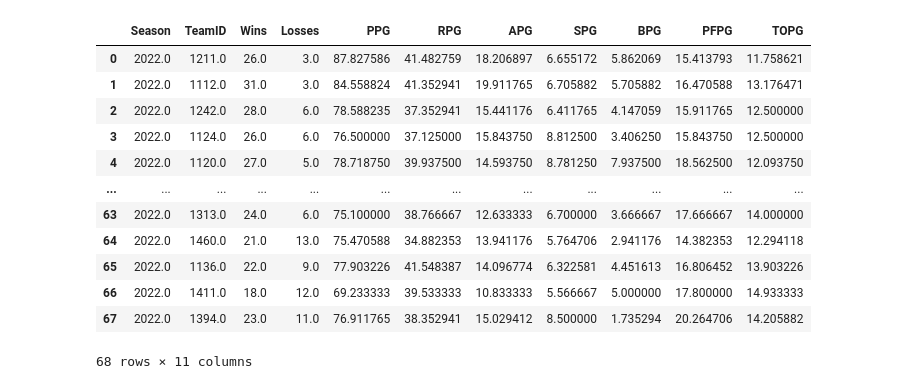
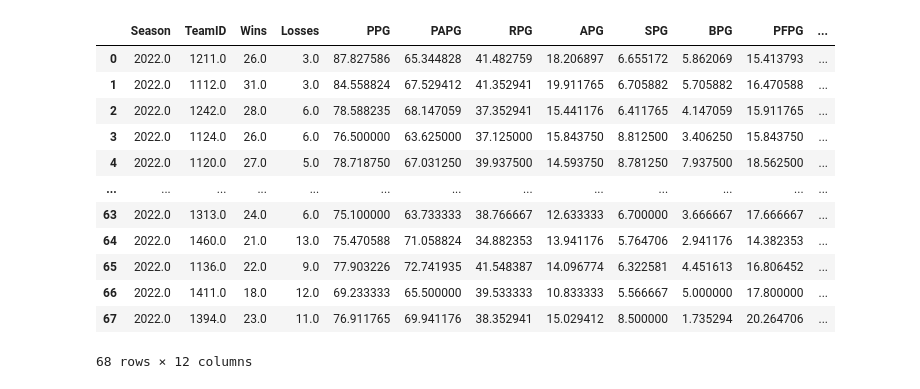
Before and after one commit to AustinStephens/NCAATourneyPredictor, a Jupyter notebook: NCAATourneyPredictor.ipynb, the cells around one changed output. Drawn from its saved outputs; the diff is of its cells as text; code cells hidden in the pictures.

```diff
--- a/NCAATourneyPredictor.ipynb
+++ b/NCAATourneyPredictor.ipynb
@@ -1,9 +1,10 @@
 # %%
+#1
 import matplotlib
 from matplotlib import pylab
 import pandas as pd
 
-cols = ['Season', 'TeamID', 'Wins', 'Losses', 'PPG', 'RPG', 'APG', 'SPG', 'BPG', 'PFPG', 'TOPG']
+cols = ['Season', 'TeamID', 'Wins', 'Losses', 'PPG', 'PAPG', 'RPG', 'APG', 'SPG', 'BPG', 'PFPG', 'TOPG']
 years = [2006, 2007, 2008, 2009, 2010, 2011, 2012, 2013, 2014, 2015, 2016, 2017, 2018, 2019]
 
 temp_df = pd.read_csv("./MRegularSeasonDetailedResults.csv",
@@ -40,14 +41,14 @@ for year in years:
         #print(f"w_df: ", team_1211W)
         #print(f"l_df: ", team_1211L)
 
-        team_1211_Wdf = team_1211W[['Season', 'WTeamID', 'WScore', 'WFGM', 'WFGA', 'WFGM3', 'WFGA3', 'WFTM', 'WFTA', 'WOR', 'WDR', 'WAst', 'WTO', 'WStl', 'WBlk', 'WPF']].apply(pd.to_numeric)
-        team_1211_Ldf = team_1211L[['Season', 'LTeamID', 'LScore', 'LFGM', 'LFGA', 'LFGM3', 'LFGA3', 'LFTM', 'LFTA', 'LOR', 'LDR', 'LAst', 'LTO', 'LStl', 'LBlk', 'LPF']].apply(pd.to_numeric)
+        team_1211_Wdf = team_1211W[['Season', 'WTeamID', 'WScore', 'LScore', 'WFGM', 'WFGA', 'WFGM3', 'WFGA3', 'WFTM', 'WFTA', 'WOR', 'WDR', 'WAst', 'WTO', 'WStl', 'WBlk', 'WPF']].apply(pd.to_numeric)
+        team_1211_Ldf = team_1211L[['Season', 'LTeamID', 'LScore', 'WScore', 'LFGM', 'LFGA', 'LFGM3', 'LFGA3', 'LFTM', 'LFTA', 'LOR', 'LDR', 'LAst', 'LTO', 'LStl', 'LBlk', 'LPF']].apply(pd.to_numeric)
 
 
 
         w_sum = team_1211_Wdf.sum(axis=0, numeric_only=True)
 
-        l_sum = {'Season': 0, 'LTeamID': 0, 'LScore': 0, 'LFGM': 0, 'LFGA': 0, 'LFGM3': 0, 'LFGA3': 0, 'LFTM': 0, 'LFTA': 0, 'LOR': 0, 'LDR': 0, 'LAst': 0, 'LTO': 0, 'LStl': 0, 'LBlk': 0, 'LPF': 0}
+        l_sum = {'Season': 0, 'LTeamID': 0, 'LScore': 0, 'WScore': 0, 'LFGM': 0, 'LFGA': 0, 'LFGM3': 0, 'LFGA3': 0, 'LFTM': 0, 'LFTA': 0, 'LOR': 0, 'LDR': 0, 'LAst': 0, 'LTO': 0, 'LStl': 0, 'LBlk': 0, 'LPF': 0}
         if not team_1211L.empty:
             l_sum = team_1211_Ldf.sum(axis=0, numeric_only=True)
 
@@ -59,6 +60,7 @@ for year in years:
 
         id_total = (w_sum['WTeamID'] + l_sum['LTeamID']) / tot_games
         score_total = (w_sum['WScore'] + l_sum['LScore']) / tot_games
+        pa_total = (w_sum['LScore'] + l_sum['WScore']) / tot_games
         rebs_total = (w_sum['WOR'] + l_sum['LOR'] + w_sum['WDR'] + l_sum['LDR']) / tot_games
         ast_total = (w_sum['WAst'] + l_sum['LAst']) / tot_games
         stl_total = (w_sum['WStl'] + l_sum['LStl']) / tot_games
@@ -66,9 +68,9 @@ for year in years:
         pf_total = (w_sum['WPF'] + l_sum['LPF']) / tot_games
         to_total = (w_sum['WTO'] + l_sum['LTO']) / tot_games
 
-        d = {'Season': [season_total], 'TeamID': [id_total], 'Wins': [len(team_1211_Wdf.index)], 'Losses': [len(team_1211_Ldf.index)], 'PPG': [score_total], 'RPG': [rebs_total], 'APG': [ast_total], 'SPG': [stl_total], 'BPG': [blk_total], 'PFPG': [pf_total], 'TOPG': [to_total]}
+        #d = {'Season': [season_total], 'TeamID': [id_total], 'Wins': [len(team_1211_Wdf.index)], 'Losses': [len(team_1211_Ldf.index)], 'PPG': [score_total], 'PAPG': [pa_total], 'RPG': [rebs_total], 'APG': [ast_total], 'SPG': [stl_total], 'BPG': [blk_total], 'PFPG': [pf_total], 'TOPG': [to_total]}
         #temp_df = pd.DataFrame(data=d)
-        team_avgs.loc[len(team_avgs.index)] = [season_total, id_total, len(team_1211_Wdf.index), len(team_1211_Ldf.index), score_total, rebs_total, ast_total, stl_total, blk_total, pf_total, to_total]
+        team_avgs.loc[len(team_avgs.index)] = [season_total, id_total, len(team_1211_Wdf.index), len(team_1211_Ldf.index), score_total, pa_total, rebs_total, ast_total, stl_total, blk_total, pf_total, to_total]
         #print(rows)
 
 team_avgs
@@ -157,50 +160,52 @@ train_DF
 # %%
+#3
 reg_2022_df = pd.read_csv("./2022RegularSeason.csv",
                     names=['Season', 'DayNum', 'WTeamID', 'WScore', 'LTeamID', 'LScore', 'WLoc', 'NumOT', 'WFGM', 'WFGA', 'WFGM3', 'WFGA3', 'WFTM', 'WFTA', 'WOR', 'WDR', 'WAst', 'WTO', 'WStl', 'WBlk', 'WPF', 'LFGM', 'LFGA', 'LFGM3', 'LFGA3', 'LFTM', 'LFTA', 'LOR', 'LDR', 'LAst', 'LTO', 'LStl', 'LBlk', 'LPF'],
                     #dtype={'Season': 'str', 'DayNum': 'str', 'WTeamID': 'str', 'WScore': 'int', 'LTeamID': 'str', 'LScore': 'int', 'WLoc': 'str', 'NumOT': 'str', 'WFGM': 'int', 'WFGA': 'int', 'WFGM3': 'int', 'WFGA3': 'int', 'WFTM': 'int', 'WFTA': 'int', 'WOR': 'int', 'WDR': 'int', 'WAst': 'int', 'WTO': 'int', 'WStl': 'int', 'WBlk': 'int', 'WPF': 'int', 'LFGM': 'int', 'LFGA': 'int', 'LFGM3': 'int', 'LFGA3': 'int', 'LFTM': 'int', 'LFTA': 'int', 'LOR': 'int', 'LDR': 'int', 'LAst': 'int', 'LTO': 'int', 'LStl': 'int', 'LBlk': 'int', 'LPF': 'int'},
                     encoding = "ISO-8859-1")
 reg_2022_df = reg_2022_df.drop(labels=0, axis=0)
 tourney_team_ids = [1211, 1112,1242,1124, 1120, 1246,1437, 1181, 1458, 1397,1345,1403,1417, 1228, 1344, 1116, 1163, 1222, 1388, 1234, 1104, 1261, 1400, 1161, 1425, 1293,1277, 1326, 1129, 1314, 1361,1371, 1166, 1395, 1266, 1272, 1362, 1274, 1260, 1172,1235, 1276,1461,1353,1231, 1439, 1323,1412,1350,1308,1151, 1355, 1436,1103, 1255,1463, 1159, 1286, 1174,1389,1240,1168,1209, 1313, 1460, 1136,1411, 1394]
 team_avgs_2022 = pd.DataFrame(columns=cols)
 
 for key in tourney_team_ids:
     team_wins = reg_2022_df[reg_2022_df['WTeamID'] == str(key)]
     team_losses = reg_2022_df[reg_2022_df['LTeamID'] == str(key)]
 
-    team_win_df = team_wins[['Season', 'WTeamID', 'WScore', 'WFGM', 'WFGA', 'WFGM3', 'WFGA3', 'WFTM', 'WFTA', 'WOR', 'WDR', 'WAst', 'WTO', 'WStl', 'WBlk', 'WPF']].apply(pd.to_numeric)
-    team_loss_df = team_losses[['Season', 'LTeamID', 'LScore', 'LFGM', 'LFGA', 'LFGM3', 'LFGA3', 'LFTM', 'LFTA', 'LOR', 'LDR', 'LAst', 'LTO', 'LStl', 'LBlk', 'LPF']].apply(pd.to_numeric)
+    team_win_df = team_wins[['Season', 'WTeamID', 'WScore', 'LScore', 'WFGM', 'WFGA', 'WFGM3', 'WFGA3', 'WFTM', 'WFTA', 'WOR', 'WDR', 'WAst', 'WTO', 'WStl', 'WBlk', 'WPF']].apply(pd.to_numeric)
+    team_loss_df = team_losses[['Season', 'LTeamID', 'LScore', 'WScore', 'LFGM', 'LFGA', 'LFGM3', 'LFGA3', 'LFTM', 'LFTA', 'LOR', 'LDR', 'LAst', 'LTO', 'LStl', 'LBlk', 'LPF']].apply(pd.to_numeric)
 
     w_sum = team_win_df.sum(axis=0, numeric_only=True)
 
     l_sum = {'Season': 0, 'LTeamID': 0, 'LScore': 0, 'LFGM': 0, 'LFGA': 0, 'LFGM3': 0, 'LFGA3': 0, 'LFTM': 0, 'LFTA': 0, 'LOR': 0, 'LDR': 0, 'LAst': 0, 'LTO': 0, 'LStl': 0, 'LBlk': 0, 'LPF': 0}
     if not team_losses.empty:
         l_sum = team_loss_df.sum(axis=0, numeric_only=True)
 
     tot_games = (len(team_win_df.index) + len(team_loss_df.index))
     season_total = (int(w_sum['Season']) + int(l_sum['Season'])) / tot_games
     id_total = (w_sum['WTeamID'] + l_sum['LTeamID']) / tot_games
     score_total = (w_sum['WScore'] + l_sum['LScore']) / tot_games
+    pa_total = (w_sum['LScore'] + l_sum['WScore']) / tot_games
     rebs_total = (w_sum['WOR'] + l_sum['LOR'] + w_sum['WDR'] + l_sum['LDR']) / tot_games
     ast_total = (w_sum['WAst'] + l_sum['LAst']) / tot_games
     stl_total = (w_sum['WStl'] + l_sum['LStl']) / tot_games
     blk_total = (w_sum['WBlk'] + l_sum['LBlk']) / tot_games
     pf_total = (w_sum['WPF'] + l_sum['LPF']) / tot_games
     to_total = (w_sum['WTO'] + l_sum['LTO']) / tot_games
 
-    team_avgs_2022.loc[len(team_avgs_2022.index)] = [season_total, id_total, len(team_win_df.index), len(team_loss_df.index), score_total, rebs_total, ast_total, stl_total, blk_total, pf_total, to_total]
+    team_avgs_2022.loc[len(team_avgs_2022.index)] = [season_total, id_total, len(team_win_df.index), len(team_loss_df.index), score_total, pa_total, rebs_total, ast_total, stl_total, blk_total, pf_total, to_total]
 team_avgs_2022
 # %% [output]
-|  | Season | TeamID | Wins | Losses | PPG | RPG | APG | SPG | BPG | PFPG | TOPG |
-| 0 | 2022.0 | 1211.0 | 26.0 | 3.0 | 87.827586 | 41.482759 | 18.206897 | 6.655172 | 5.862069 | 15.413793 | 11.758621 |
-| 1 | 2022.0 | 1112.0 | 31.0 | 3.0 | 84.558824 | 41.352941 | 19.911765 | 6.705882 | 5.705882 | 16.470588 | 13.176471 |
-| 2 | 2022.0 | 1242.0 | 28.0 | 6.0 | 78.588235 | 37.352941 | 15.441176 | 6.411765 | 4.147059 | 15.911765 | 12.500000 |
-| 3 | 2022.0 | 1124.0 | 26.0 | 6.0 | 76.500000 | 37.125000 | 15.843750 | 8.812500 | 3.406250 | 15.843750 | 12.500000 |
-| 4 | 2022.0 | 1120.0 | 27.0 | 5.0 | 78.718750 | 39.937500 | 14.593750 | 8.781250 | 7.937500 | 18.562500 | 12.093750 |
-| ... | ... | ... | ... | ... | ... | ... | ... | ... | ... | ... | ... |
-| 63 | 2022.0 | 1313.0 | 24.0 | 6.0 | 75.100000 | 38.766667 | 12.633333 | 6.700000 | 3.666667 | 17.666667 | 14.000000 |
-| 64 | 2022.0 | 1460.0 | 21.0 | 13.0 | 75.470588 | 34.882353 | 13.941176 | 5.764706 | 2.941176 | 14.382353 | 12.294118 |
-| 65 | 2022.0 | 1136.0 | 22.0 | 9.0 | 77.903226 | 41.548387 | 14.096774 | 6.322581 | 4.451613 | 16.806452 | 13.903226 |
-| 66 | 2022.0 | 1411.0 | 18.0 | 12.0 | 69.233333 | 39.533333 | 10.833333 | 5.566667 | 5.000000 | 17.800000 | 14.933333 |
-| 67 | 2022.0 | 1394.0 | 23.0 | 11.0 | 76.911765 | 38.352941 | 15.029412 | 8.500000 | 1.735294 | 20.264706 | 14.205882 |
+|  | Season | TeamID | Wins | Losses | PPG | PAPG | RPG | APG | SPG | BPG | PFPG | ... |
+| 0 | 2022.0 | 1211.0 | 26.0 | 3.0 | 87.827586 | 65.344828 | 41.482759 | 18.206897 | 6.655172 | 5.862069 | 15.413793 | ... |
+| 1 | 2022.0 | 1112.0 | 31.0 | 3.0 | 84.558824 | 67.529412 | 41.352941 | 19.911765 | 6.705882 | 5.705882 | 16.470588 | ... |
+| 2 | 2022.0 | 1242.0 | 28.0 | 6.0 | 78.588235 | 68.147059 | 37.352941 | 15.441176 | 6.411765 | 4.147059 | 15.911765 | ... |
+| 3 | 2022.0 | 1124.0 | 26.0 | 6.0 | 76.500000 | 63.625000 | 37.125000 | 15.843750 | 8.812500 | 3.406250 | 15.843750 | ... |
+| 4 | 2022.0 | 1120.0 | 27.0 | 5.0 | 78.718750 | 67.031250 | 39.937500 | 14.593750 | 8.781250 | 7.937500 | 18.562500 | ... |
+| ... | ... | ... | ... | ... | ... | ... | ... | ... | ... | ... | ... | ... |
+| 63 | 2022.0 | 1313.0 | 24.0 | 6.0 | 75.100000 | 63.733333 | 38.766667 | 12.633333 | 6.700000 | 3.666667 | 17.666667 | ... |
+| 64 | 2022.0 | 1460.0 | 21.0 | 13.0 | 75.470588 | 71.058824 | 34.882353 | 13.941176 | 5.764706 | 2.941176 | 14.382353 | ... |
+| 65 | 2022.0 | 1136.0 | 22.0 | 9.0 | 77.903226 | 72.741935 | 41.548387 | 14.096774 | 6.322581 | 4.451613 | 16.806452 | ... |
+| 66 | 2022.0 | 1411.0 | 18.0 | 12.0 | 69.233333 | 65.500000 | 39.533333 | 10.833333 | 5.566667 | 5.000000 | 17.800000 | ... |
+| 67 | 2022.0 | 1394.0 | 23.0 | 11.0 | 76.911765 | 69.941176 | 38.352941 | 15.029412 | 8.500000 | 1.735294 | 20.264706 | ... |
-68 rows × 11 columns
+68 rows × 12 columns
 # %%
```
Also changed, not shown: parts of 10 cells of this notebook, 1 other file.
